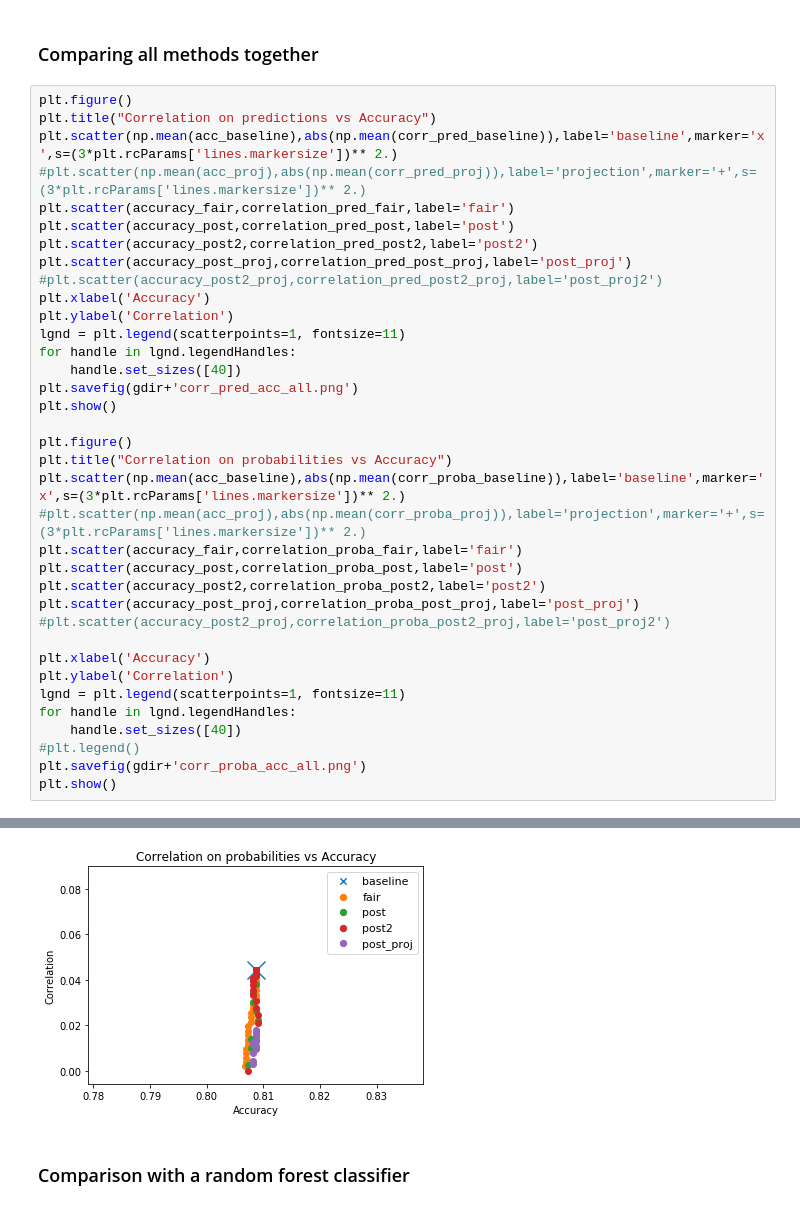
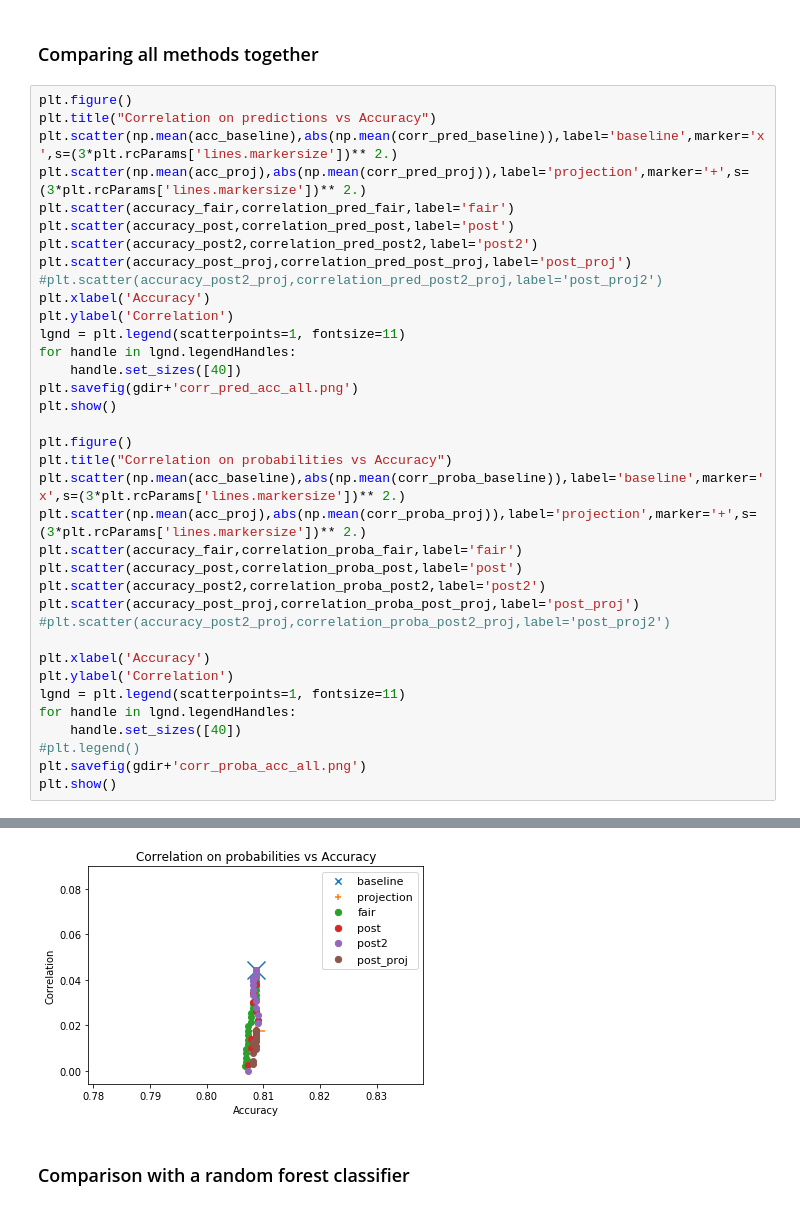
Before and after one commit to constdesch/Fairness, a Jupyter notebook: 1-DEFAULT.ipynb, the cells around one changed output, grey strips where cells are left out. Saved outputs shown, nothing was run; the diff lists cells and outputs as text.

```diff
--- a/1-DEFAULT.ipynb
+++ b/1-DEFAULT.ipynb
@@ -1196,7 +1196,7 @@ plt.show()
 plt.figure()
 plt.title("Correlation on predictions vs Accuracy")
 plt.scatter(np.mean(acc_baseline),abs(np.mean(corr_pred_baseline)),label='baseline',marker='x',s=(3*plt.rcParams['lines.markersize'])** 2.)
-#plt.scatter(np.mean(acc_proj),abs(np.mean(corr_pred_proj)),label='projection',marker='+',s=(3*plt.rcParams['lines.markersize'])** 2.)
+plt.scatter(np.mean(acc_proj),abs(np.mean(corr_pred_proj)),label='projection',marker='+',s=(3*plt.rcParams['lines.markersize'])** 2.)
 plt.scatter(accuracy_fair,correlation_pred_fair,label='fair')
 plt.scatter(accuracy_post,correlation_pred_post,label='post')
 plt.scatter(accuracy_post2,correlation_pred_post2,label='post2')
@@ -1213,7 +1213,7 @@ plt.show()
 plt.figure()
 plt.title("Correlation on probabilities vs Accuracy")
 plt.scatter(np.mean(acc_baseline),abs(np.mean(corr_proba_baseline)),label='baseline',marker='x',s=(3*plt.rcParams['lines.markersize'])** 2.)
-#plt.scatter(np.mean(acc_proj),abs(np.mean(corr_proba_proj)),label='projection',marker='+',s=(3*plt.rcParams['lines.markersize'])** 2.)
+plt.scatter(np.mean(acc_proj),abs(np.mean(corr_proba_proj)),label='projection',marker='+',s=(3*plt.rcParams['lines.markersize'])** 2.)
 plt.scatter(accuracy_fair,correlation_proba_fair,label='fair')
 plt.scatter(accuracy_post,correlation_proba_post,label='post')
 plt.scatter(accuracy_post2,correlation_proba_post2,label='post2')
@@ -1233,4 +1233,4 @@ plt.show()
-[figure, old version]
+[figure, new version]
 # %% [markdown]
 ### Comparison with a random forest classifier
 # %% [markdown]
```
Also changed, not shown: parts of 1 cell of this notebook, 1 other file.
